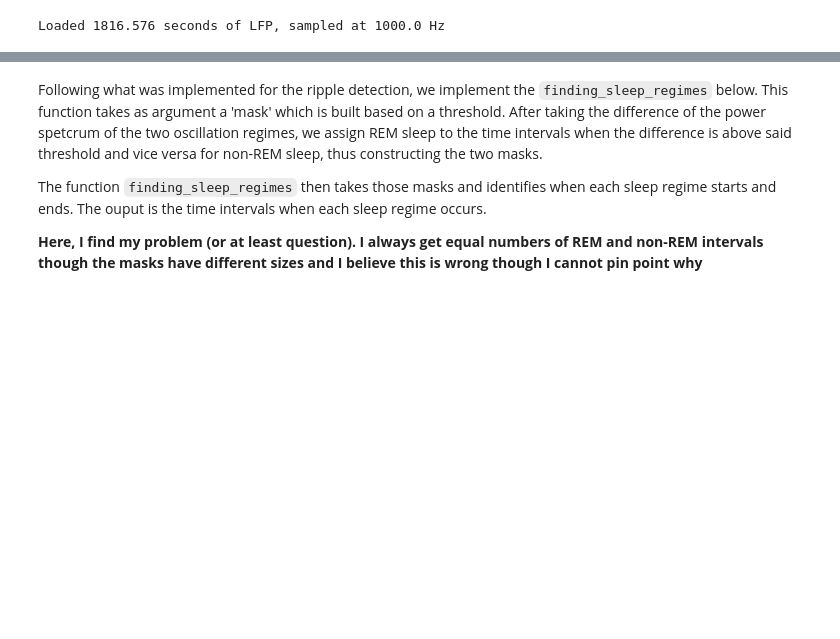
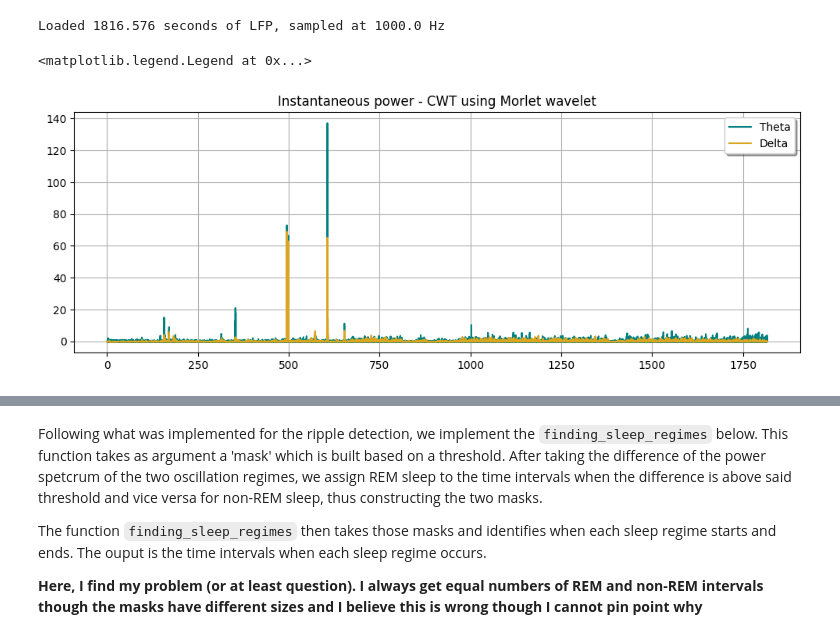
Before and after one commit to DanielaOS/NeuralAnalysis, a Jupyter notebook: Module_1/01-local_field_potential/Workshop1_report.ipynb, the cells around one changed output, grey strips where cells are left out. Saved outputs shown, nothing was run; the diff lists cells and outputs as text; code cells hidden in the pictures; blank space fills up the shorter version.

Commit message:
Finished correcting the last exercise, though still getting rather small REM sleep periods. THIS IS THE FINAL SUBMISSION!

```diff
--- a/Module_1/01-local_field_potential/Workshop1_report.ipynb
+++ b/Module_1/01-local_field_potential/Workshop1_report.ipynb
@@ -153,9 +139,9 @@ The approach takes the following steps:
 with open('data/sleep_lfp.pickle','rb') as handle:
     lfp_data = pickle.load(handle)
 
-lfp = lfp_data['lfp']
+lfp_sleep = lfp_data['lfp']
 sampling_rate = lfp_data['sampling_rate']
-print(f'Loaded {len(lfp)/sampling_rate} seconds of LFP, sampled at {sampling_rate} Hz')
+print(f'Loaded {len(lfp_sleep)/sampling_rate} seconds of LFP, sampled at {sampling_rate} Hz')
 # %% [output]
 Loaded 1816.576 seconds of LFP, sampled at 1000.0 Hz
 # %%
@@ -166,35 +152,38 @@ def instantaneous_power(signal, sp, band):
     a continuous wavelet transform is used.'''
 
     # Detrending
     signal -= np.mean(signal)
 
     # Apply Continuous Wavelet Transform
     freqs = np.linspace(band[0], band[1], 50) / sp
     scales = pywt.scale2frequency('morl', freqs)
     cwt, _ = pywt.cwt(signal, scales, 'morl')
 
     # Compute the power
     power = np.mean(abs(cwt)**2, axis = 0)
 
     return power
 
 # Theta and delta frequency bands
 theta_band, delta_band = [6,10], [2,4]
-theta_power = instantaneous_power(lfp, sampling_rate, theta_band)
-delta_power = instantaneous_power(lfp, sampling_rate, delta_band)
+theta_power = instantaneous_power(lfp_sleep, sampling_rate, theta_band)
+delta_power = instantaneous_power(lfp_sleep, sampling_rate, delta_band)
 
 # Standardize (z-scoring) the data
 from scipy.stats import zscore
 theta_power = zscore(theta_power)
 delta_power = zscore(delta_power)
 
 # Plotting the instantaneous power
-time = np.linspace(0, len(lfp)/sampling_rate, len(lfp))
+time = np.linspace(0, len(lfp_sleep)/sampling_rate, len(lfp_sleep))
 plt.figure(figsize=(12,4))
 plt.title('Instantaneous power - CWT using Morlet wavelet')
 plt.grid()
 plt.plot(time, theta_power, color='teal', label='Theta')
 plt.plot(time, delta_power, color='goldenrod', label='Delta')
 plt.legend(shadow=True)
+# %% [output]
+<matplotlib.legend.Legend at 0x...>
+[figure, added]
 # %%
 power_difference = theta_power - delta_power
```
Also changed, not shown: parts of 6 cells of this notebook, 1 other file.
